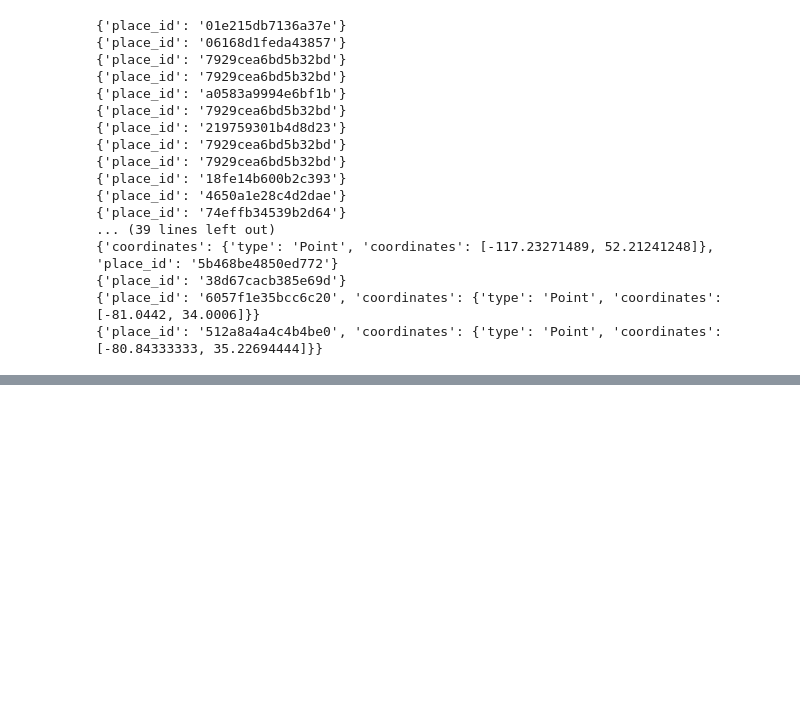
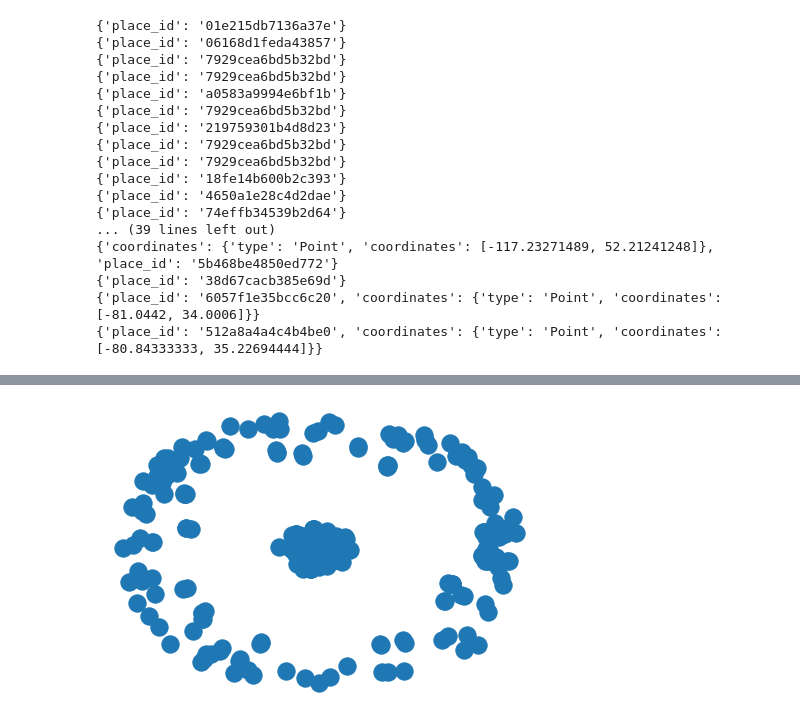
Before and after one commit to latolli/tweet-analysis, a Jupyter notebook: twitter_graphs.ipynb, the cells around one changed output, grey strips where cells are left out. Saved outputs shown, nothing was run; the diff lists cells and outputs as text; code cells hidden in the pictures; blank space fills up the shorter version.

Commit message:
#5 graph working

```diff
--- a/twitter_graphs.ipynb
+++ b/twitter_graphs.ipynb
@@ -19,14 +19,18 @@ main_hashtags = ['climatechange',
                 'climateemergency']
 
 hashtags = []
+groups_of_hashtags = [] # needed for #5 to create edges
 individual_hashtags = []
 for msg in data['Hashtags']:
+    hashtags_in_msg = []
     for hashtag in msg.split():
         tag = hashtag.strip('\'.,[]').lower().replace('\\', '').replace('/', '').replace(':', '')
+        hashtags_in_msg.append(tag)
         if "…" not in tag or "http" not in tag:
             hashtags.append(tag)
             if tag not in individual_hashtags:
                 individual_hashtags.append(tag)
+    groups_of_hashtags.append(hashtags_in_msg)
 
 # all individual usernumbers per main hashtag
 individual_users = dict.fromkeys(main_hashtags, [])
@@ -146,93 +150,16 @@ import networkx as nx
 
 G = nx.Graph()
 
-# all_hashtags = ['climatechange',
-#     'climatecrisis',
-#     'climatestrikeonline',
-#     'agw',
-#     'globalwarming',
-#     'savetheplanet',
-#     'climateemergency']
-
-# adjacent_nodes = {
-#     'climatechange':[],
-#     'climatecrisis': [],
-#     'climatestrikeonline': [],
-#     'agw': [],
-#     'globalwarming': [],
-#     'savetheplanet': [],
-#     'climateemergency': []
-# }
-
 adjacent_nodes = {}
 
 for hashtag in individual_hashtags:
     G.add_node(hashtag)
 
-for hashtag in individual_hashtags:
-    adjacent_nodes[hashtag] = nx.algorithms.descendants(G, main_hashtags)
+for group in groups_of_hashtags: # groups_of_hashtags is initialized at #1
+    for hashtag in group:
+        for other_hashtag in group:
+            if hashtag != other_hashtag:
+                G.add_edge(hashtag, other_hashtag)
 
-print(adjacent_nodes)
-
-# #function for checking if there is an edge between nodes
-# def check_adjacent(node, list_of_hashtags):
-#     if 'agw' in list_of_hashtags and 'agw' != node:
-#         if not 'agw' in adjacent_nodes[node]:
-#             adjacent_nodes[node] += ['agw']
-
-#     if 'climatechange' in list_of_hashtags and 'climatechange' != node:
-#         if not 'climatechange' in adjacent_nodes[node]:
-#             adjacent_nodes[node] += ['climatechange']
-
-#     if 'climatecrisis' in list_of_hashtags and 'climatecrisis' != node:
-#         if not 'climatecrisis' in adjacent_nodes[node]:
-#             adjacent_nodes[node] += ['climatecrisis']
-
-#     if 'climatestrikeonline' in list_of_hashtags and 'climatestrikeonline' != node:
-#         if not 'climatestrikeonline' in adjacent_nodes[node]:
-#             adjacent_nodes[node] += ['climatestrikeonline']
-
-#     if 'globalwarming' in list_of_hashtags and 'globalwarming' != node:
-#         if not 'globalwarming' in adjacent_nodes[node]:
-#             adjacent_nodes[node] += ['globalwarming']
-
-#     if 'savetheplanet' in list_of_hashtags and 'savetheplanet' != node:
-#         if not 'savetheplanet' in adjacent_nodes[node]:
-#             adjacent_nodes[node] += ['savetheplanet']
-
-#     if 'climateemergency' in list_of_hashtags and 'climateemergency' != node:
-#         if not 'climateemergency' in adjacent_nodes[node]:
-#             adjacent_nodes[node] += ['climateemergency']
-
-# #go through all the tweets and check if there should be edge between certain hashtags
-# for tweet in data['Hashtags']:
-#     if 'agw' in tweet:
-#         check_adjacent('agw', tweet)
-#     if 'climatechange' in tweet:
-#         check_adjacent('climatechange', tweet)
-#     if 'climatecrisis' in tweet:
-#         check_adjacent('climatecrisis', tweet)
-#     if 'climatestrikeonline' in tweet:
-#         check_adjacent('climatestrikeonline', tweet)
-#     if 'globalwarming' in tweet:
-#         check_adjacent('globalwarming', tweet)
-#     if 'savetheplanet' in tweet:
-#         check_adjacent('savetheplanet', tweet)
-#     if 'climateemergency' in tweet:
-#         check_adjacent('climateemergency', tweet)
-
-#print(adjacent_nodes)
-
-#add all the hashtags as nodes to the graph
-# for tag in all_hashtags:
-#     G.add_node(tag)
-
-#add all the necessary edges with the help of adjacent_nodes dictionary
-for node in adjacent_nodes:
-    for i in range(len(adjacent_nodes[node])):
-        #print(node, adjacent_nodes[node][i])
-        G.add_edge(node, adjacent_nodes[node][i])
-
-
-#nx.draw(G, with_labels=False)
+nx.draw_spring(G)
 # %% [output]
@@ -240,3 +167,4 @@ NetworkXError: The node ['climatechange', 'climatecrisis', 'climatestrikeonline'
+[figure, added]
 # %%
 #calculate main global properties of the graph
 # number of nodes in variable
```
Also changed, not shown: parts of 4 cells of this notebook.
